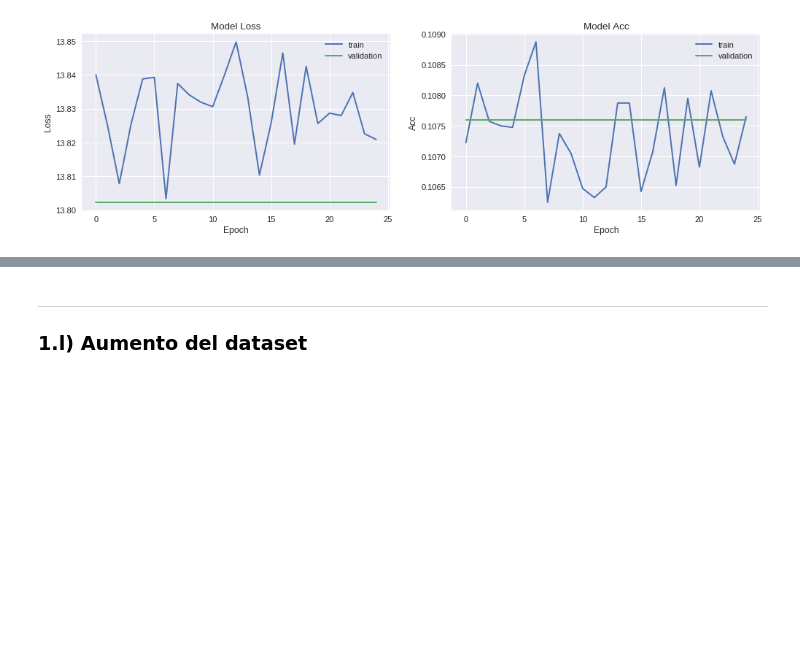
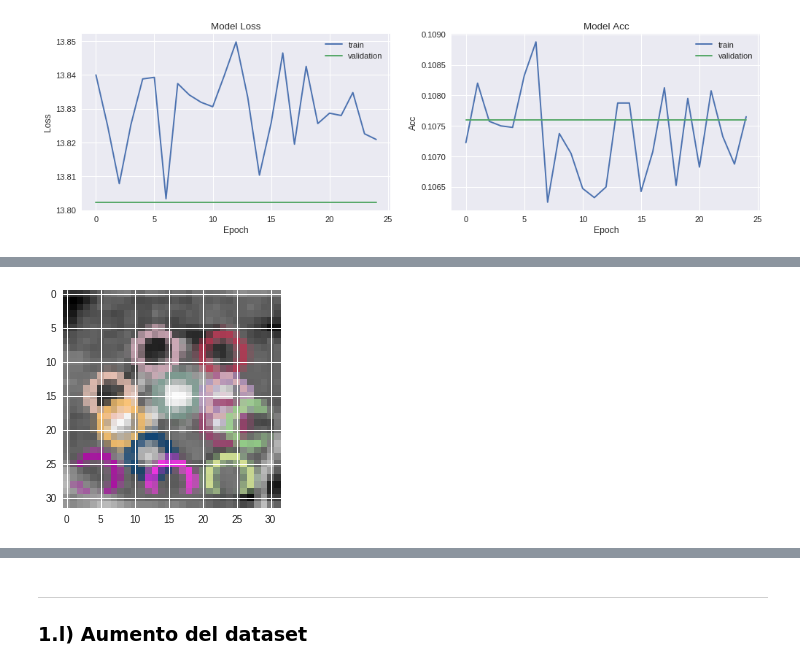
Before and after one commit to rigonzal/ANN, a Jupyter notebook: Approach2/Pregunta_1_colab.ipynb, the cells around one changed output, grey strips where cells are left out. Cells and saved outputs as stored; diff of their text form; code cells hidden in the pictures; blank space fills up the shorter version.

```diff
--- a/Approach2/Pregunta_1_colab.ipynb
+++ b/Approach2/Pregunta_1_colab.ipynb
@@ -818,0 +864,11 @@ cifar_sift = calculate_sift(X)
+# %%
+sample_image = x_train[0]
+gray_sample_image = pre_process(sample_image)
+sift = cv2.xfeatures2d.SIFT_create()
+kp = sift.detect(gray_sample_image, None)
+"""draw and plot"""
+img=cv2.drawKeypoints(gray_sample_image,kp,sample_image.copy())
+plt.imshow(img)
+plt.show()
+# %% [output]
+[figure, added]
```
Also changed, not shown: parts of 44 cells of this notebook.
